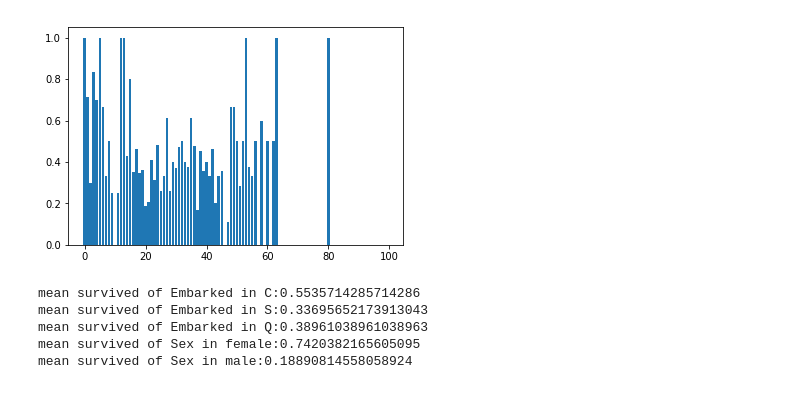
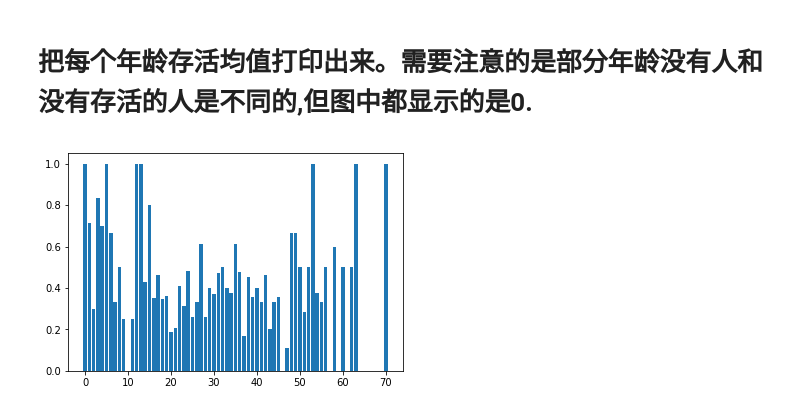
Before and after one commit to caojiawu/test, a Jupyter notebook: test.ipynb, the cells around one changed output. Cells and saved outputs as stored; diff of their text form; code cells hidden in the pictures.

```diff
--- a/test.ipynb
+++ b/test.ipynb
@@ -52,28 +13,11 @@ data
+# %% [markdown]
+# 把每个年龄存活均值打印出来。需要注意的是部分年龄没有人和没有存活的人是不同的,但图中都显示的是0.
 # %%
 a = data[data['Age'].notnull()][['Survived','Age']]
 a['Age'] = a['Age'].astype('int')
 
-l=100
-count = np.zeros(l)
-for i in range(l):
-    agetotal = a[a['Age']==i]['Survived'].count()
-    if agetotal>0:
-        count[i] = sum(a[a['Age']==i]['Survived'])/agetotal
-
-plt.bar(range(l),count)
+b=a.groupby('Age').mean()
+plt.bar(range(len(b)),b['Survived'])
 plt.show()
 # %% [output]
-[figure, old version]
+[figure, new version]
-# %%
-#data['Pclass'].corr(data['Survived'])
-print("mean survived of Embarked in C:"+str(data[data['Embarked'].isin(['C'])]['Survived'].mean()))
-print("mean survived of Embarked in S:"+str(data[data['Embarked'].isin(['S'])]['Survived'].mean()))
-print("mean survived of Embarked in Q:"+str(data[data['Embarked'].isin(['Q'])]['Survived'].mean()))
-print("mean survived of Sex in female:"+str(data[data['Sex'].isin(['female'])]['Survived'].mean()))
-print("mean survived of Sex in male:"+str(data[data['Sex'].isin(['male'])]['Survived'].mean()))
-# %% [output]
-mean survived of Embarked in C:0.5535714285714286
-mean survived of Embarked in S:0.33695652173913043
-mean survived of Embarked in Q:0.38961038961038963
-mean survived of Sex in female:0.7420382165605095
-mean survived of Sex in male:0.18890814558058924
```
Also changed, not shown: parts of 8 cells of this notebook.
